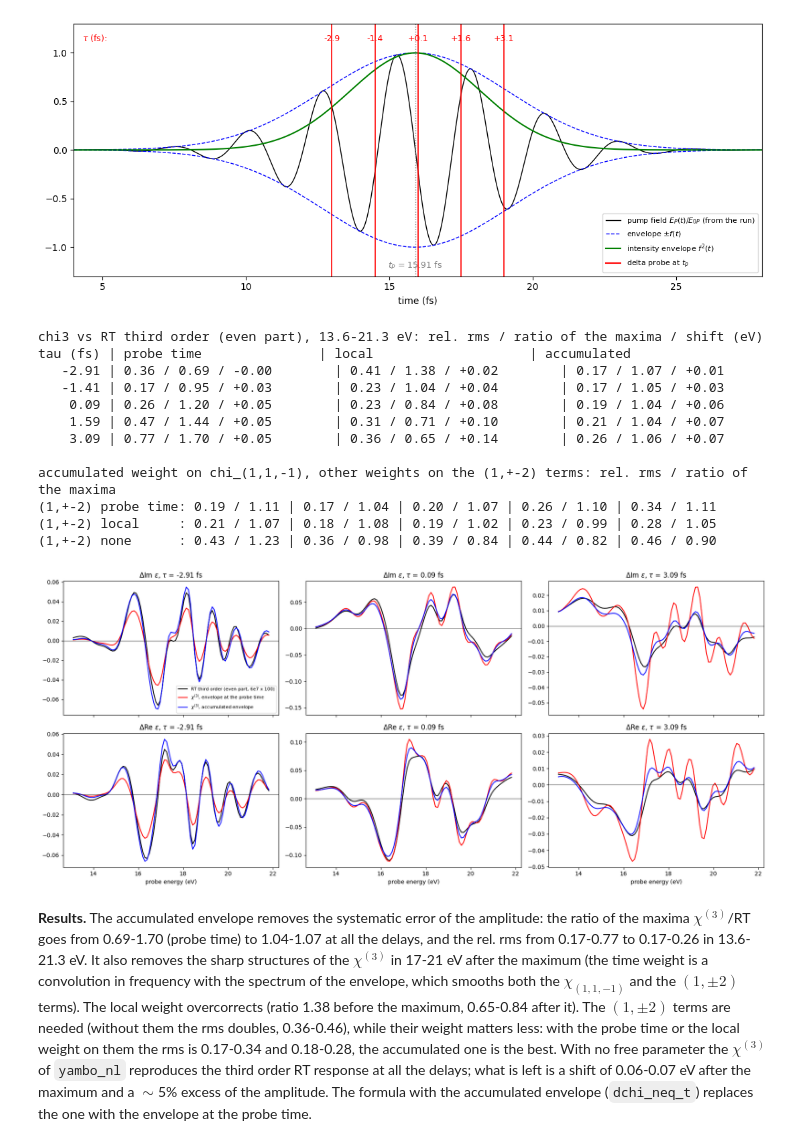
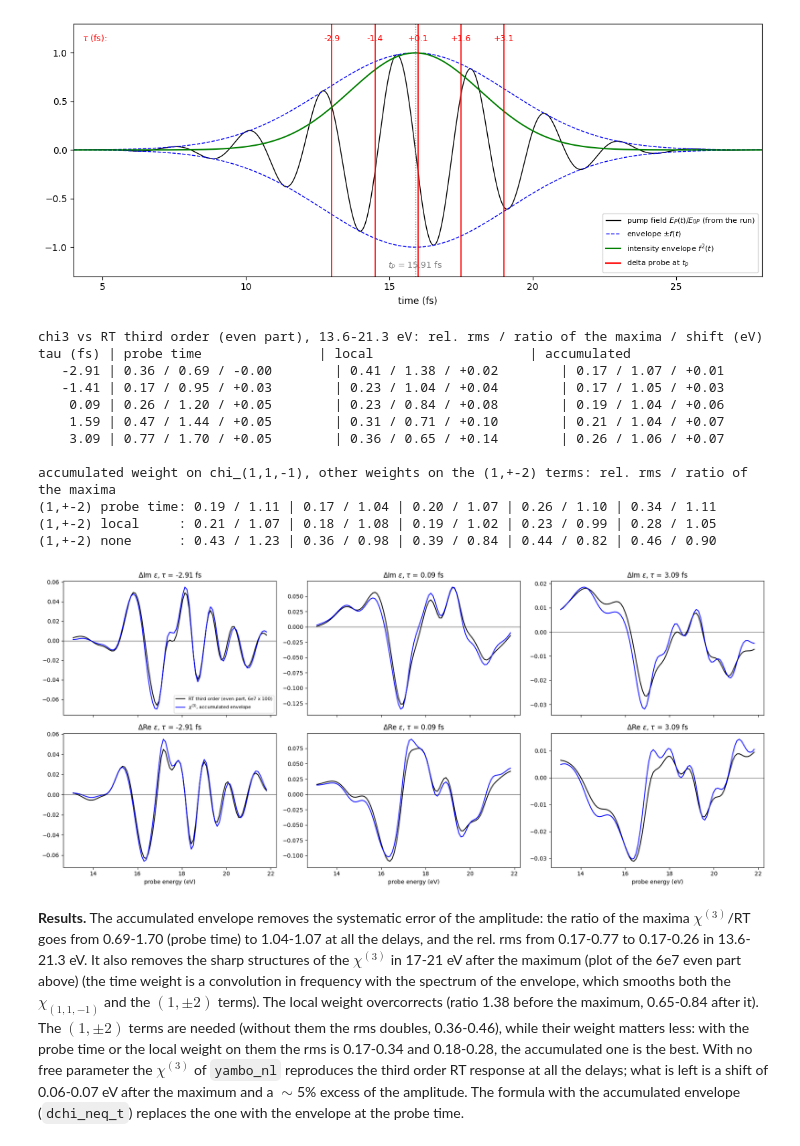
Before and after one commit to marcodalessandro76/LiF, a Jupyter notebook: NL_Chi/Dchi-neq_Analysis.ipynb, the cells around one changed output. Drawn from its saved outputs; the diff is of its cells as text; code cells hidden in the pictures.

```diff
--- a/NL_Chi/Dchi-neq_Analysis.ipynb
+++ b/NL_Chi/Dchi-neq_Analysis.ipynb
@@ -609,0 +619,24 @@ tau  3.09 fs | chi3 vs RT 6e7 x 100: rms 0.66 | max|odd|/max|even| 1.00 | chi3 v
+# %%
+even_hi, odd_hi = {}, {}
+s = (w>=13.6)&(w<=21.3)
+print('6e9, 13.6-21.3 eV | max|odd|/max|even| | odd 6e9 / odd 6e7 x 10 (linear) | even 6e9 vs third order: rms, ratio, shift (eV) | RT 6e9 vs even 6e9: rms')
+for tp in t_probes_nl:
+    dp, dm = deps_nl[(6e9,False,tp)], deps_nl[(6e9,True,tp)]
+    even_hi[tp], odd_hi[tp] = (dp+dm)/2, (dp-dm)/2
+    print('tau %5.2f fs | %.2f | %.2f | %.2f / %.2f / %+.2f | %.2f'%(tau_nl[tp],np.abs(odd_hi[tp][s]).max()/np.abs(even_hi[tp][s]).max(),
+          np.abs(odd_hi[tp][s]).max()/(np.abs(odd_nl[tp][s]).max()/10),*compare(even_hi[tp],even_nl[tp],(13.6,21.3)),
+          compare(dp,even_hi[tp],(13.6,21.3))[0]))
+
+tps_hi = [13.0,16.0,19.0]
+fig,axes = plt.subplots(2,len(tps_hi),figsize=(18,8),sharex=True)
+for k,tp in enumerate(tps_hi):
+    for row,(part,lab) in enumerate([(np.imag,'Im'),(np.real,'Re')]):
+        ax = axes[row,k]
+        ax.plot(w,part(even_hi[tp]),'k',label='RT even part, 6e9 (third order and above)')
+        ax.plot(w,part(even_nl[tp]),'r',label='RT third order (even part, 6e7 x 100)')
+        ax.plot(w,part(odd_hi[tp]),'g',lw=0.8,label='RT spurious second order (odd part, 6e9)')
+        ax.axhline(0,color='k',lw=0.5)
+        ax.set_title(r'$\Delta$%s $\epsilon$, $\tau$ = %.2f fs'%(lab,tau_nl[tp]))
+axes[0,0].legend(fontsize=8)
+for ax in axes[-1]: ax.set_xlabel('probe energy (eV)')
+plt.tight_layout()
@@ -769,39 +829,38 @@ for m2 in ['probe time','local','none']:
     _, d = dchi_neq_t(freqs,chi_freqmix,chi1_sin,EP,[tau_nl[tp] for tp in t_probes_nl],E0P_rt,pump_rt['sigma'],
                       omega_P*Const.HaToeV,wP_phase=pump_rt['freq'],model='accumulated',model_2=m2)
     d = 4*np.pi*invint_correction(w,d)
     print('(1,+-2) %-10s: '%m2+' | '.join('%.2f / %.2f'%compare(y,even_nl[tp],(13.6,21.3))[:2] for tp,y in zip(t_probes_nl,d)))
 
 tps_env = [13.0,16.0,19.0]
 fig,axes = plt.subplots(2,len(tps_env),figsize=(18,8),sharex=True)
 for k,tp in enumerate(tps_env):
     for row,(part,lab) in enumerate([(np.imag,'Im'),(np.real,'Re')]):
         ax = axes[row,k]
         ax.plot(w,part(even_nl[tp]),'k',label='RT third order (even part, 6e7 x 100)')
-        ax.plot(w,part(deps_chi_t[('probe time',tp)]),'r',label=r'$\chi^{(3)}$, envelope at the probe time')
         ax.plot(w,part(deps_chi_t[('accumulated',tp)]),'b',label=r'$\chi^{(3)}$, accumulated envelope')
         ax.axhline(0,color='k',lw=0.5)
         ax.set_title(r'$\Delta$%s $\epsilon$, $\tau$ = %.2f fs'%(lab,tau_nl[tp]))
 axes[0,0].legend(fontsize=8)
 for ax in axes[-1]: ax.set_xlabel('probe energy (eV)')
 plt.tight_layout()
 # %% [output]
 chi3 vs RT third order (even part), 13.6-21.3 eV: rel. rms / ratio of the maxima / shift (eV)
 tau (fs) | probe time               | local                    | accumulated
    -2.91 | 0.36 / 0.69 / -0.00        | 0.41 / 1.38 / +0.02        | 0.17 / 1.07 / +0.01
    -1.41 | 0.17 / 0.95 / +0.03        | 0.23 / 1.04 / +0.04        | 0.17 / 1.05 / +0.03
     0.09 | 0.26 / 1.20 / +0.05        | 0.23 / 0.84 / +0.08        | 0.19 / 1.04 / +0.06
     1.59 | 0.47 / 1.44 / +0.05        | 0.31 / 0.71 / +0.10        | 0.21 / 1.04 / +0.07
     3.09 | 0.77 / 1.70 / +0.05        | 0.36 / 0.65 / +0.14        | 0.26 / 1.06 / +0.07
 
 accumulated weight on chi_(1,1,-1), other weights on the (1,+-2) terms: rel. rms / ratio of the maxima
 (1,+-2) probe time: 0.19 / 1.11 | 0.17 / 1.04 | 0.20 / 1.07 | 0.26 / 1.10 | 0.34 / 1.11
 (1,+-2) local     : 0.21 / 1.07 | 0.18 / 1.08 | 0.19 / 1.02 | 0.23 / 0.99 | 0.28 / 1.05
 (1,+-2) none      : 0.43 / 1.23 | 0.36 / 0.98 | 0.39 / 0.84 | 0.44 / 0.82 | 0.46 / 0.90
-[figure, old version]
+[figure, new version]
 # %% [markdown]
 **Results.** The accumulated envelope removes the systematic error of the amplitude: the ratio of the maxima
 $\chi^{(3)}$/RT goes from 0.69-1.70 (probe time) to 1.04-1.07 at all the delays, and the rel. rms from 0.17-0.77 to
-0.17-0.26 in 13.6-21.3 eV. It also removes the sharp structures of the $\chi^{(3)}$ in 17-21 eV after the maximum (the time weight is a
+0.17-0.26 in 13.6-21.3 eV. It also removes the sharp structures of the $\chi^{(3)}$ in 17-21 eV after the maximum (plot of the 6e7 even part above) (the time weight is a
 convolution in frequency with the spectrum of the envelope, which smooths both the $\chi_{(1,1,-1)}$ and the $(1,\pm2)$ terms). The local weight overcorrects (ratio 1.38 before the maximum, 0.65-0.84 after it). The $(1,\pm2)$ terms are needed (without them the rms
 doubles, 0.36-0.46), while their weight matters less: with the probe time or the local weight on them the rms is
 0.17-0.34 and 0.18-0.28, the accumulated one is the best. With no
```
Also changed, not shown: parts of 9 cells of this notebook.
